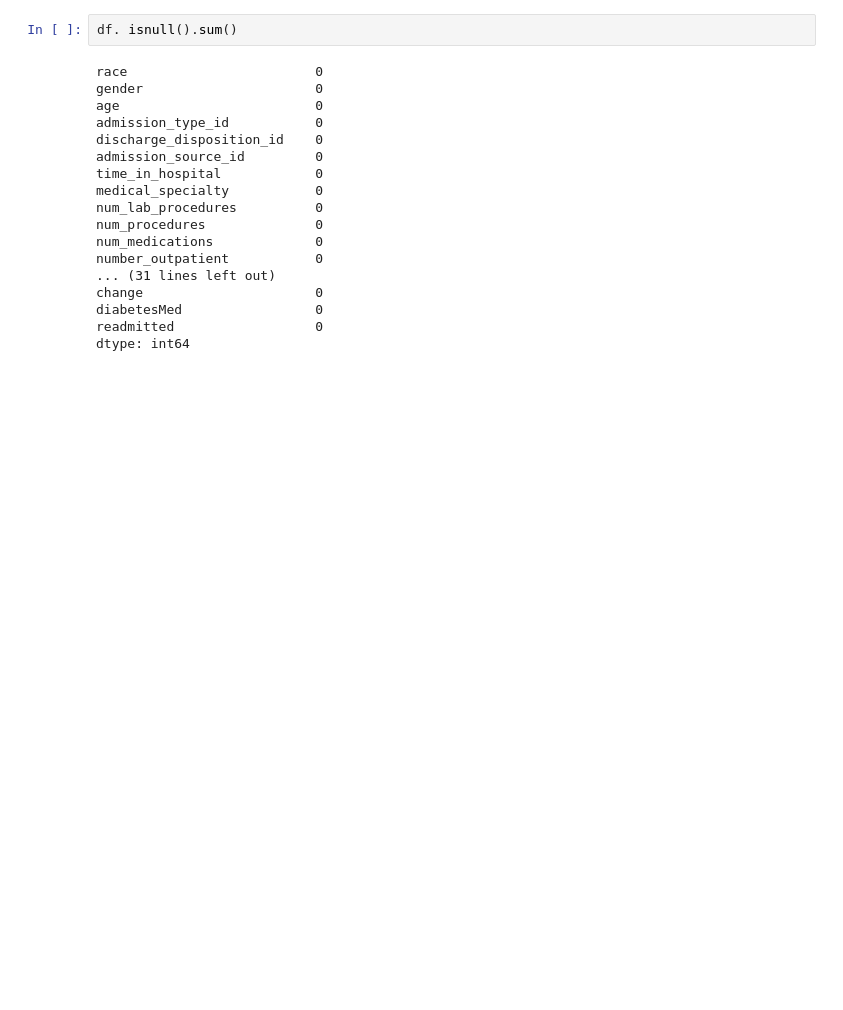
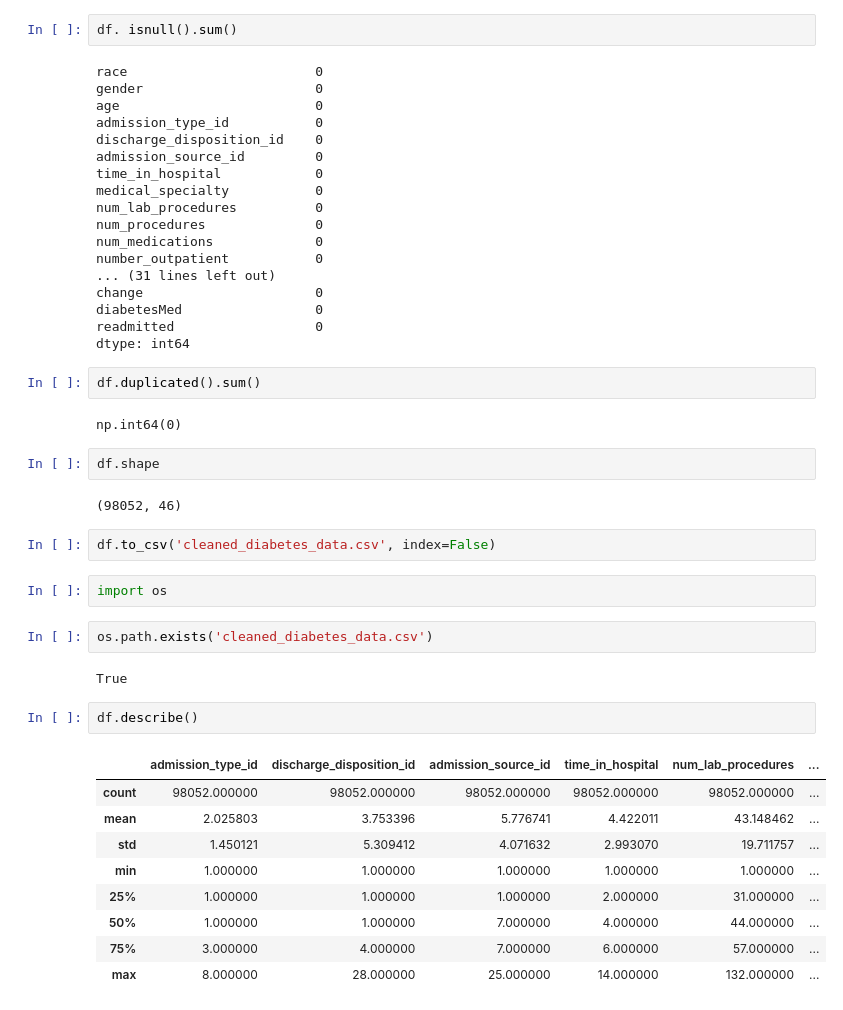
Before and after one commit to Mehdi83/diabetes-cleaning-project, a Jupyter notebook: cleaning.ipynb, the cells around one changed output. Saved outputs shown, nothing was run; the diff lists cells and outputs as text; blank space fills up the shorter version.

```diff
--- a/cleaning.ipynb
+++ b/cleaning.ipynb
@@ -323,3 +319,31 @@ change                      0
 diabetesMed                 0
 readmitted                  0
 dtype: int64
+# %%
+df.duplicated().sum()
+# %% [output]
+np.int64(0)
+# %%
+df.shape
+# %% [output]
+(98052, 46)
+# %%
+df.to_csv('cleaned_diabetes_data.csv', index=False)
+# %%
+import os
+# %%
+os.path.exists('cleaned_diabetes_data.csv')
+# %% [output]
+True
+# %%
+df.describe()
+# %% [output]
+|  | admission_type_id | discharge_disposition_id | admission_source_id | time_in_hospital | num_lab_procedures | ... |
+| count | 98052.000000 | 98052.000000 | 98052.000000 | 98052.000000 | 98052.000000 | ... |
+| mean | 2.025803 | 3.753396 | 5.776741 | 4.422011 | 43.148462 | ... |
+| std | 1.450121 | 5.309412 | 4.071632 | 2.993070 | 19.711757 | ... |
+| min | 1.000000 | 1.000000 | 1.000000 | 1.000000 | 1.000000 | ... |
+| 25% | 1.000000 | 1.000000 | 1.000000 | 2.000000 | 31.000000 | ... |
+| 50% | 1.000000 | 1.000000 | 7.000000 | 4.000000 | 44.000000 | ... |
+| 75% | 3.000000 | 4.000000 | 7.000000 | 6.000000 | 57.000000 | ... |
+| max | 8.000000 | 28.000000 | 25.000000 | 14.000000 | 132.000000 | ... |
```
Also changed, not shown: parts of 12 cells of this notebook.
